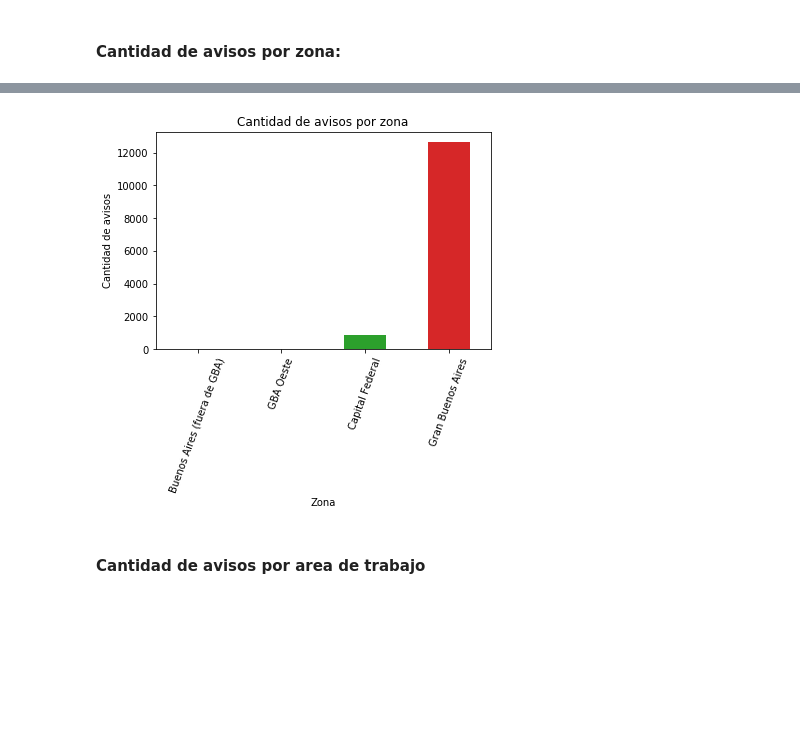
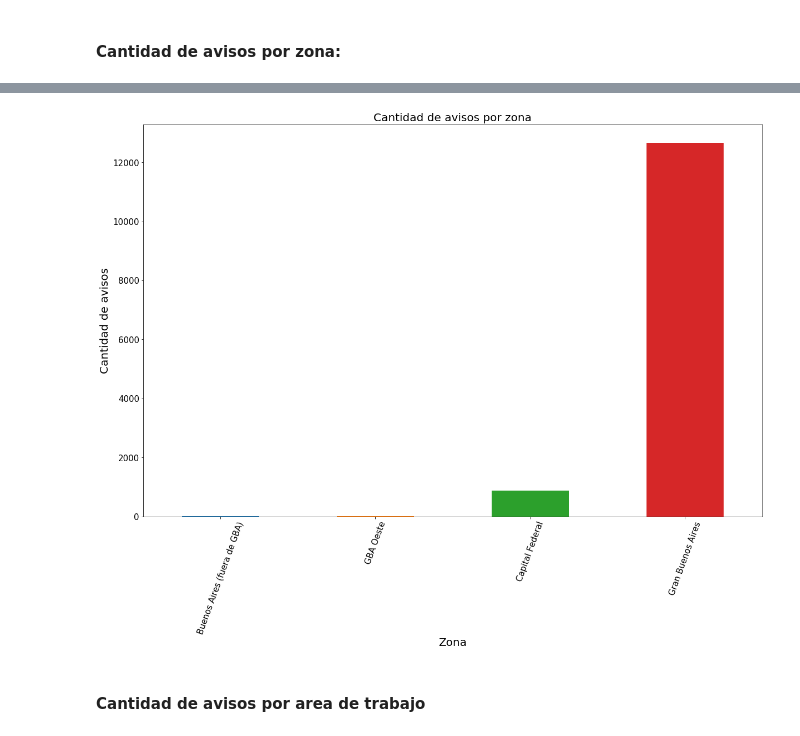
Before and after one commit to fcavazzoli/DatosTP, a Jupyter notebook: TP1 - Avisos.ipynb, the cells around one changed output, grey strips where cells are left out. Drawn from its saved outputs; the diff is of its cells as text; code cells hidden in the pictures; blank space fills up the shorter version.

Commit message:
Update TP1-Avisos

```diff
--- a/TP1 - Avisos.ipynb
+++ b/TP1 - Avisos.ipynb
@@ -25,10 +26,10 @@ avisos.head()
 # %% [markdown]
 #### Cantidad de avisos por zona:
 # %%
-plt = avisos.groupby('nombre_zona').count().sort_values('idaviso').loc[:, 'idaviso'].plot.bar()
-plt.set_title('Cantidad de avisos por zona')
-plt.set_xlabel('Zona')
-plt.set_ylabel('Cantidad de avisos')
-plt.tick_params(axis='x', labelrotation=70)
-avisos.groupby('nombre_zona').count()
+plt = avisos.groupby('nombre_zona').count().sort_values('idaviso').loc[:, 'idaviso'].plot.bar(figsize=(20,13))
+plt.set_title('Cantidad de avisos por zona', size=20)
+plt.set_xlabel('Zona',size=20)
+plt.set_ylabel('Cantidad de avisos',size=20)
+plt.tick_params(axis='x', labelrotation=70, labelsize=15)
+plt.tick_params(axis='y', labelsize=15)
 # %% [output]
@@ -41,4 +36,4 @@ avisos.groupby('nombre_zona').count()
-[figure, old version]
+[figure, new version]
 # %% [markdown]
 #### Cantidad de avisos por area de trabajo
 # %%
```
Also changed, not shown: parts of 13 cells of this notebook.
